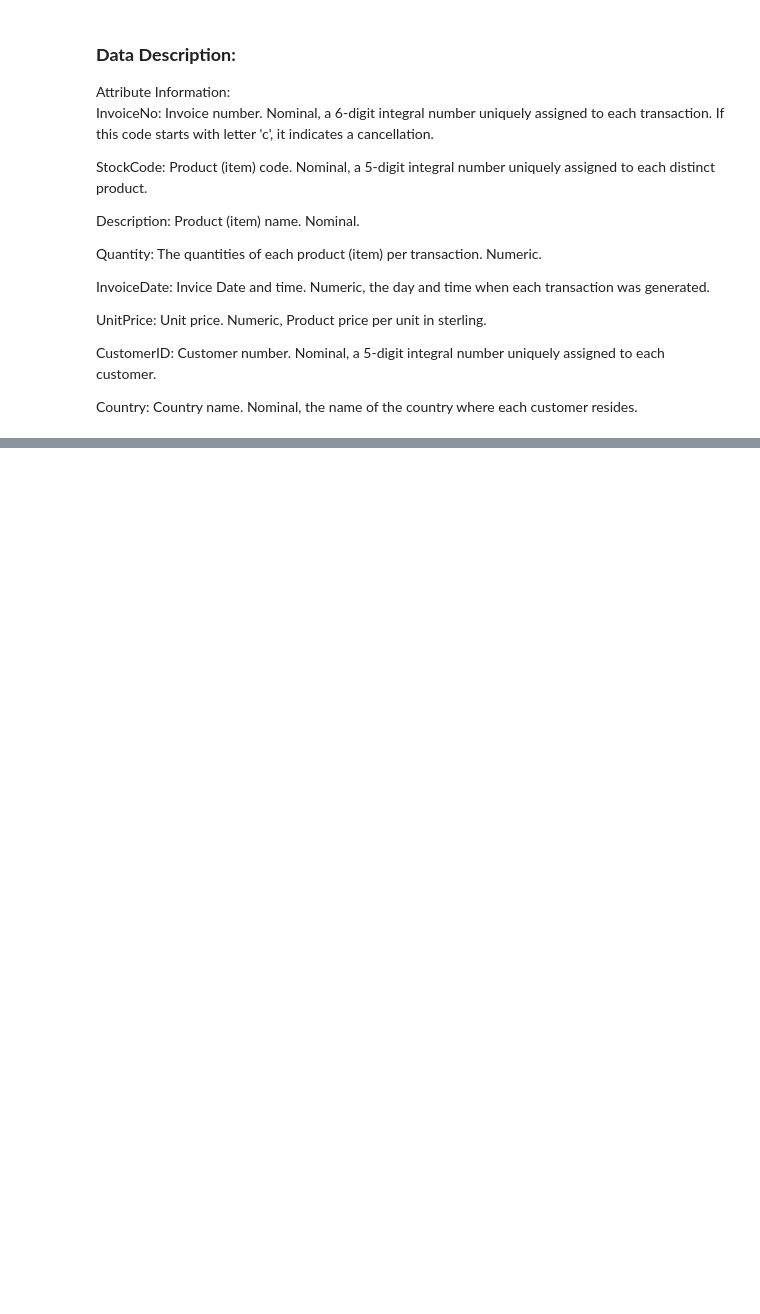
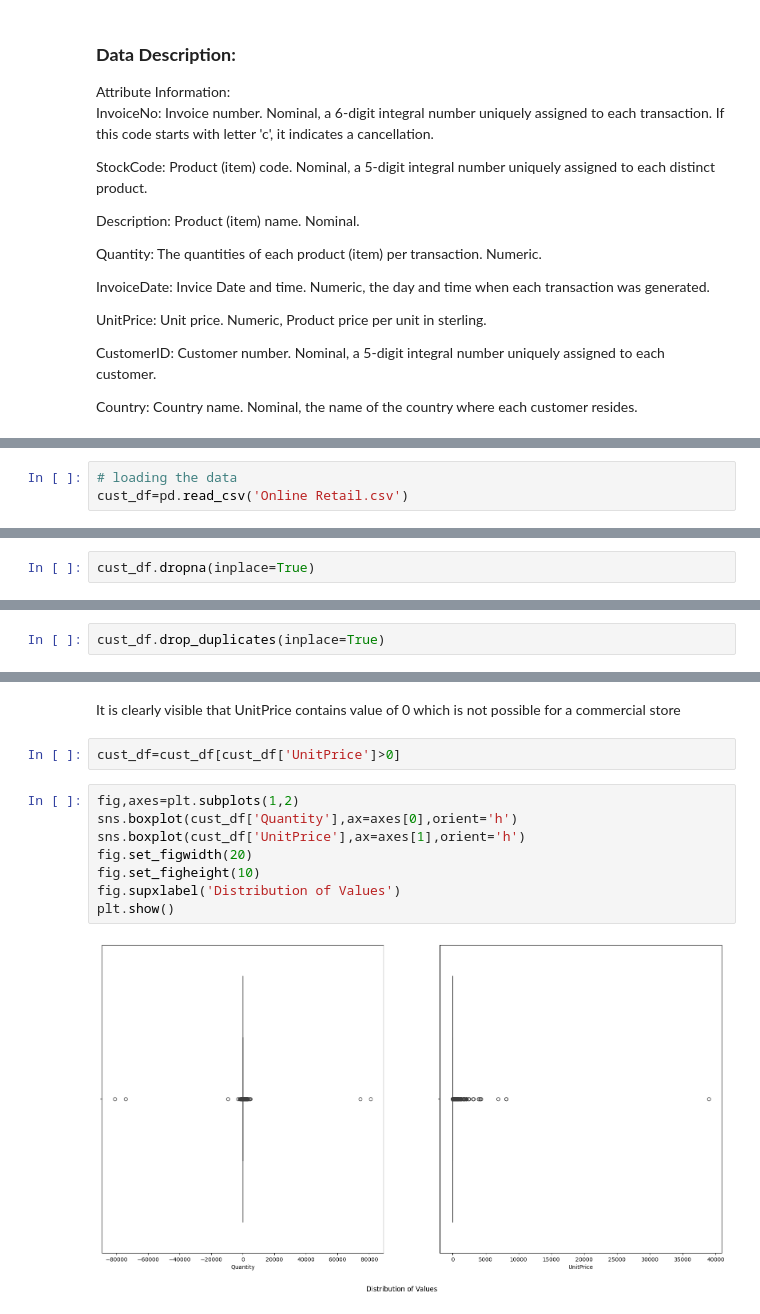
Before and after one commit to nirml08/EDA-Notebooks, a Jupyter notebook: customer_segmentation.ipynb, the cells around one changed output, grey strips where cells are left out. Drawn from its saved outputs; the diff is of its cells as text; blank space fills up the shorter version.

Commit message:
Data Handling

```diff
--- a/customer_segmentation.ipynb
+++ b/customer_segmentation.ipynb
@@ -48,0 +55,3 @@ import matplotlib.pyplot as plt
+# %%
+# loading the data
+cust_df=pd.read_csv('Online Retail.csv')
@@ -48,0 +106,2 @@ import matplotlib.pyplot as plt
+# %%
+cust_df.dropna(inplace=True)
@@ -48,0 +112,2 @@ import matplotlib.pyplot as plt
+# %%
+cust_df.drop_duplicates(inplace=True)
@@ -48,0 +126,14 @@ import matplotlib.pyplot as plt
+# %% [markdown]
+<p>It is clearly visible that UnitPrice contains value of 0 which is not possible for a commercial store
+# %%
+cust_df=cust_df[cust_df['UnitPrice']>0]
+# %%
+fig,axes=plt.subplots(1,2)
+sns.boxplot(cust_df['Quantity'],ax=axes[0],orient='h')
+sns.boxplot(cust_df['UnitPrice'],ax=axes[1],orient='h')
+fig.set_figwidth(20)
+fig.set_figheight(10)
+fig.supxlabel('Distribution of Values')
+plt.show()
+# %% [output]
+[figure, added]
```
Also changed, not shown: parts of 15 cells of this notebook.
